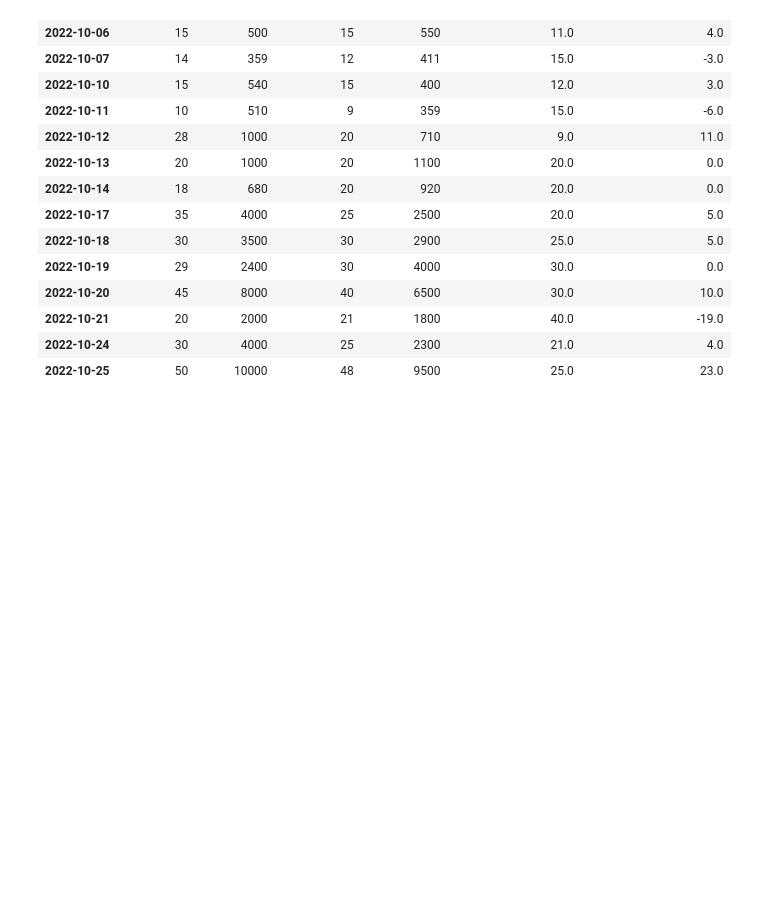
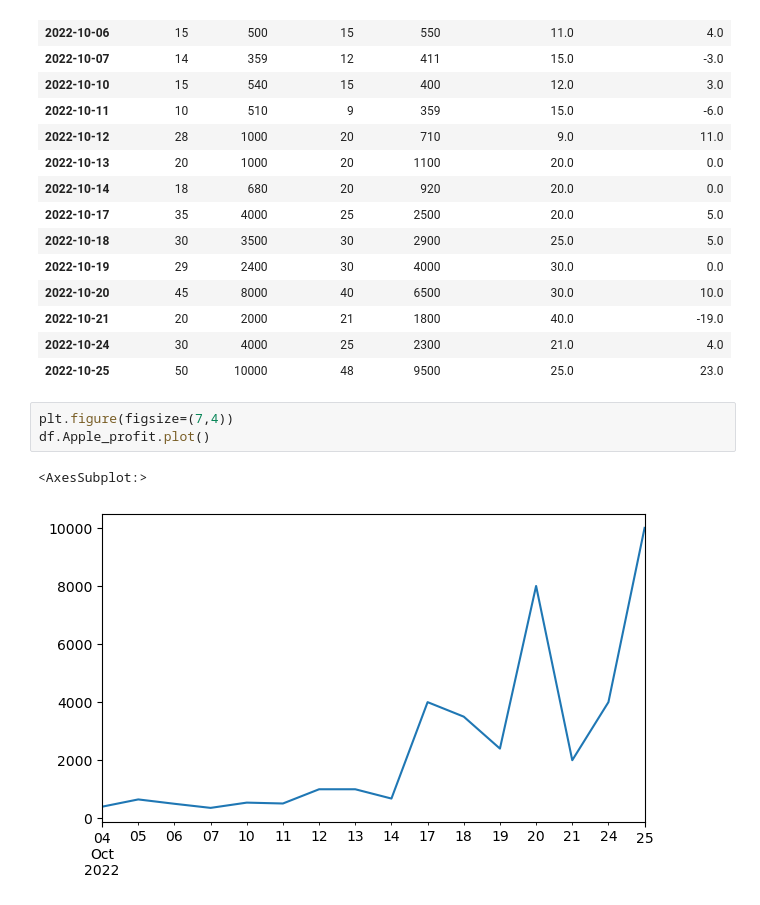
Before and after one commit to ShakilM26/time-series-tutorial, a Jupyter notebook: company_time_series.ipynb, the cells around one changed output. Drawn from its saved outputs; the diff is of its cells as text; blank space fills up the shorter version.

```diff
--- a/company_time_series.ipynb
+++ b/company_time_series.ipynb
@@ -86,3 +103,9 @@ df
 | 2022-10-21 | 20 | 2000 | 21 | 1800 | 40.0 | -19.0 |
 | 2022-10-24 | 30 | 4000 | 25 | 2300 | 21.0 | 4.0 |
 | 2022-10-25 | 50 | 10000 | 48 | 9500 | 25.0 | 23.0 |
+# %%
+plt.figure(figsize=(7,4))
+df.Apple_profit.plot()
+# %% [output]
+<AxesSubplot:>
+[figure, added]
```
Also changed, not shown: parts of 7 cells of this notebook.
